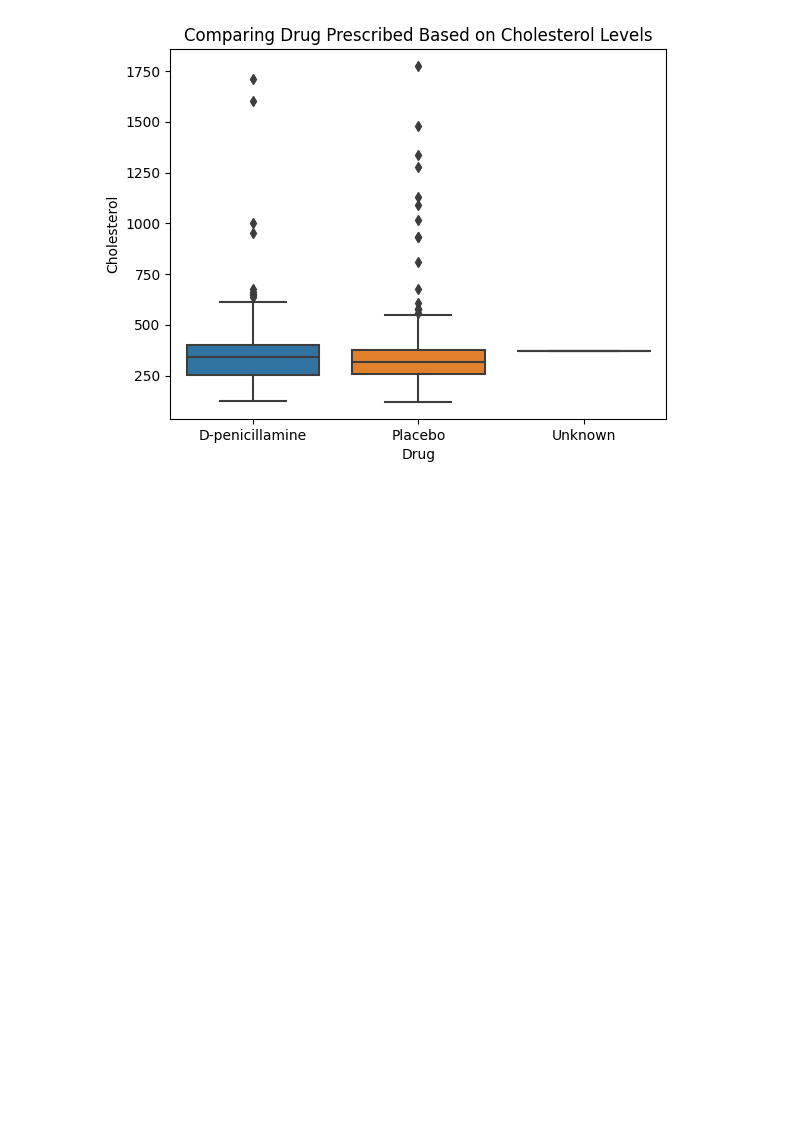
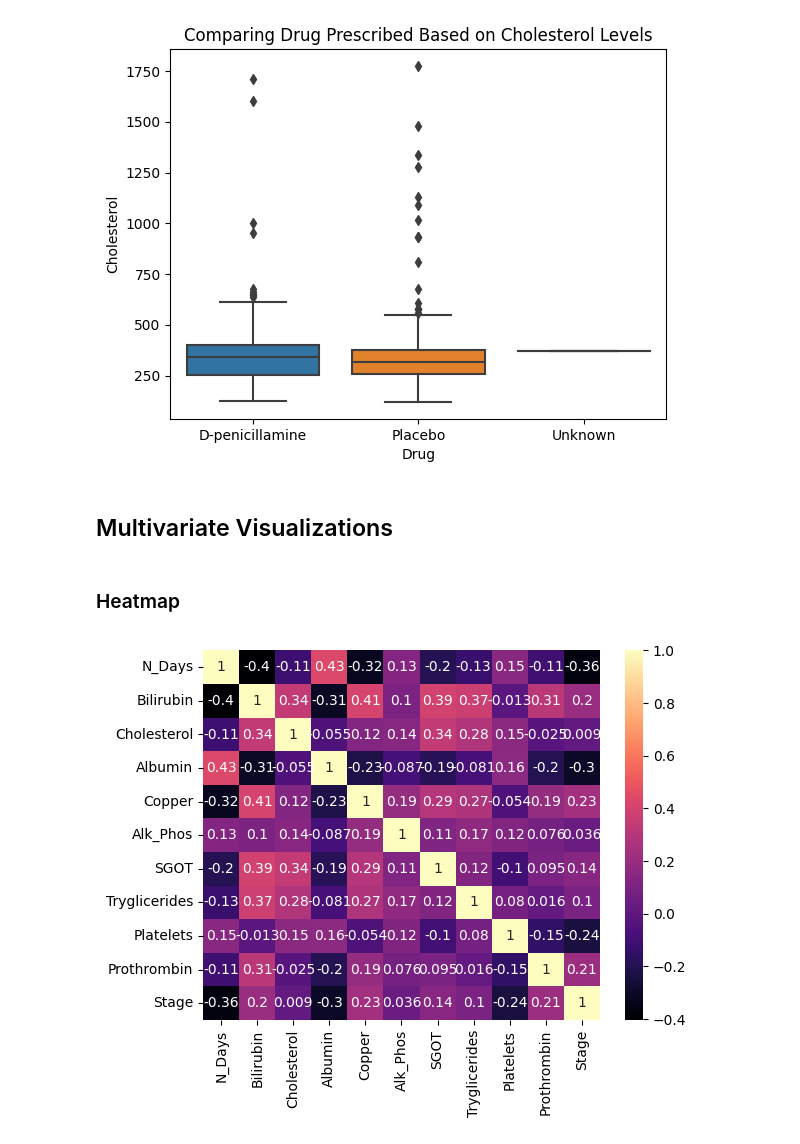
Before and after one commit to Jalicia-Harris/2-Proposed-Dateset-Options, a Jupyter notebook: Prescribed_Drugs_for_Cirrhosis_Predictions_Jalicia_Harris.ipynb, the cells around one changed output. Saved outputs shown, nothing was run; the diff lists cells and outputs as text; code cells hidden in the pictures; blank space fills up the shorter version.

```diff
--- a/Prescribed_Drugs_for_Cirrhosis_Predictions_Jalicia_Harris.ipynb
+++ b/Prescribed_Drugs_for_Cirrhosis_Predictions_Jalicia_Harris.ipynb
@@ -254,3 +254,13 @@ ax = sns.boxplot(x='Drug', y='Cholesterol', data=df)
 ax.set_title("Comparing Drug Prescribed Based on Cholesterol Levels");
 # %% [output]
 [figure]
+# %% [markdown]
+## Multivariate Visualizations
+# %% [markdown]
+### Heatmap
+# %%
+# Identify any strong or moderate correlations using heatmap
+corr = df.corr()
+sns.heatmap(corr, cmap = 'magma', annot=True);
+# %% [output]
+[figure, added]
```
Also changed, not shown: parts of 6 cells of this notebook.
